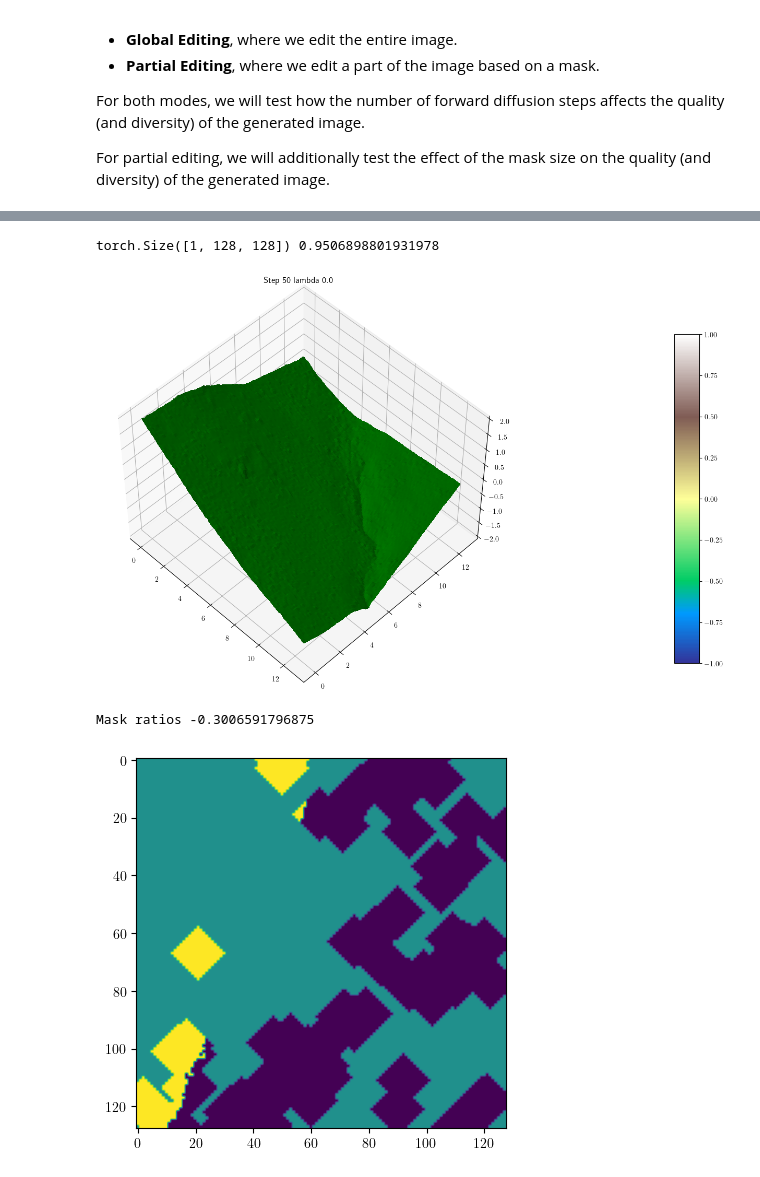
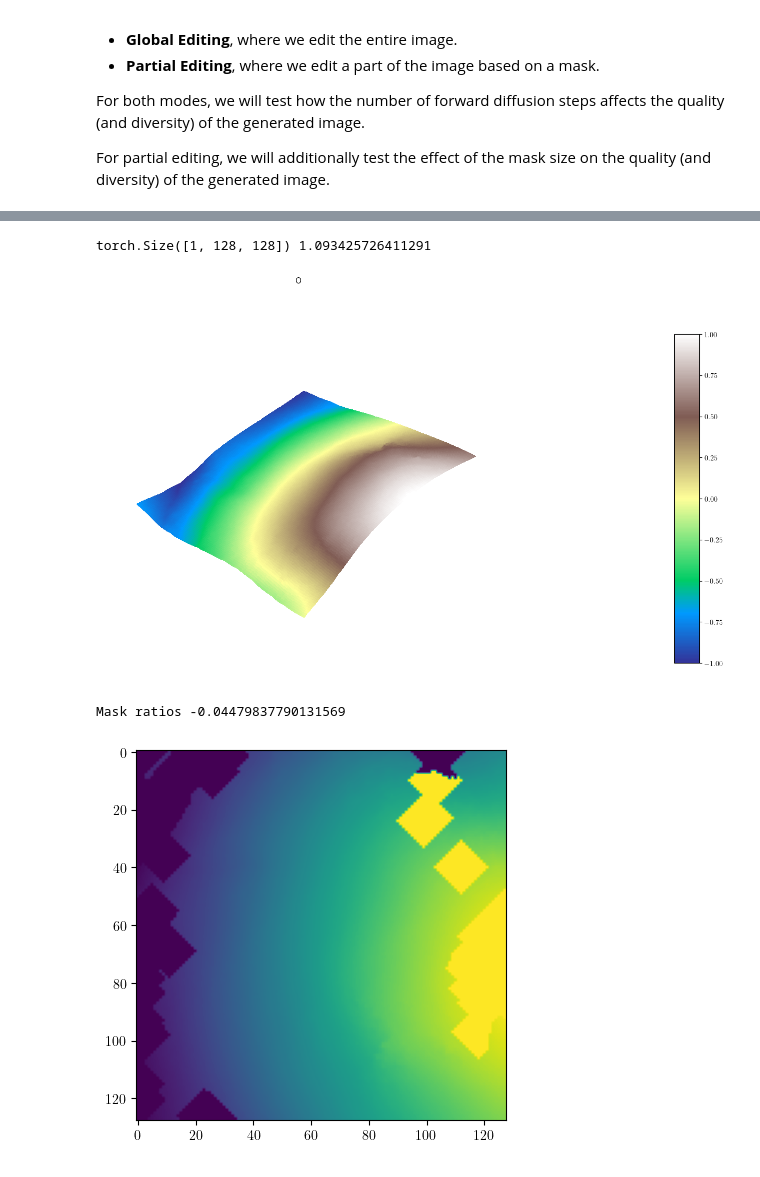
Before and after one commit to hannibal051/denoising-diffusion-pytorch, a Jupyter notebook: env-gen-diffusion/DDPM Partial Editing gradient.ipynb, the cells around one changed output, grey strips where cells are left out. Drawn from its saved outputs; the diff is of its cells as text; code cells hidden in the pictures.

```diff
--- a/env-gen-diffusion/DDPM Partial Editing gradient.ipynb
+++ b/env-gen-diffusion/DDPM Partial Editing gradient.ipynb
@@ -25,8 +23,8 @@ IProgress not found. Please update jupyter and ipywidgets. See https://ipywidget
 # %%
 # original dataset, the output is scaled to [-1, 1]
-dataset = ElevationDataset('/home/sp/isaacgym/sim-to-real-offroad/assets/elevation')
+dataset = ElevationDataset('/home/yy/Downloads/elevation')
 # we use the same editor for both global and partial editing
-editor = Editor("/home/sp/terrain/denoising-diffusion-pytorch/results/model-12.pt")
+editor = Editor("/home/yy/terrain/denoising-diffusion-pytorch/results/model-29.pt")
 # %%
 # randomly choose one terrain image to edit from the dataset
 random_index = np.random.randint(0, len(dataset))
@@ -35,8 +33,8 @@ original_data_sample = original_data_sample.to("cuda")
 print(original_data_sample.shape, ratio)
 visualize_elevation_map(original_data_sample, 1, 1, subtitles="Original")#, save_dir="./test_imgs/original.png")
 # %% [output]
-torch.Size([1, 128, 128]) 0.9506898801931978
+torch.Size([1, 128, 128]) 1.093425726411291
-[figure, old version]
+[figure, new version]
 # %%
 import random
 from PIL import Image, ImageDraw
@@ -98,8 +96,8 @@ def generate_mask(H, W, mask_area_ratio):
     return mask
 
 def generate_mask_by_gradient(H, W, mask_area_ratio, map_txt):
-    mask = np.zeros_like(map_txt[0])
-    # mask = Image.fromarray(map_txt[0])
+    # mask = np.zeros_like(map_txt[0])
+    mask = map_txt[0].copy()
 
     target_area = H * W * mask_area_ratio
 
@@ -107,6 +105,17 @@ def generate_mask_by_gradient(H, W, mask_area_ratio, map_txt):
     gradient = np.sqrt(np.square(gradient[0]) + np.square(gradient[1]))
     # gradient = np.abs(np.gradient(gradient))
     # gradient = np.add(gradient[0], gradient[1])
+
+    # count  5.241242e+07
+    # mean   1.780052e-02
+    # std    1.226722e-02
+    # min    0.000000e+00
+    # 25%    9.566930e-03
+    # 50%    1.661396e-02
+    # 75%    2.382477e-02
+    # max    6.785525e-01
+
+
     min_grad_indices = np.dstack(np.unravel_index(np.argsort(gradient.ravel()), gradient.shape))[0]
     grad_filter = set()
     r = 10
@@ -139,23 +140,31 @@ ts = torch.tensor([500], device=torch.device("cuda"))
 # %%
+# preparations
+mask_area_ratio = [0.2]#, 0.4, 0.6, 1.0, 1.2, 1.6, 2.0]
+num_samples = 1
+repeated_original_data_sample = original_data_sample.unsqueeze(dim=0).repeat(num_samples, 1, 1, 1)
+# ts = torch.tensor([50, 100, 200, 400, 800, 1000], device=torch.device("cuda"))
+# ts = torch.tensor([50, 100, 200, 400], device=torch.device("cuda"))
+ts = torch.tensor([500], device=torch.device("cuda"))
+
 H, W = 128, 128
 # the generated mask value is -1 and 0, where 0 means non-editable, and -1 means editable (masked out).
 # since the mask ratio does not account for the overlapping area, it is possible that the actual mask ratio is smaller than the target ratio
 masks = [np.array(generate_mask_by_gradient(H, W, mask_area_ratio[i], original_data_sample.cpu().numpy().copy())) for i in range(len(mask_area_ratio))]
 # masks = [np.array(generate_mask(H, W, mask_area_ratio[i])) for i in range(len(mask_area_ratio))]
 true_mask_ratio = []
 for m in masks:
     print("Mask ratios", m.sum()/(H*W))
     true_mask_ratio.append(m.sum()/(H*W))
 plt.imshow(masks[0])
 plt.show()
 # masks = [-torch.from_numpy(mask).view(1, 1, 128, 128).
 #          repeat(num_samples, 1, 1, 1).
 #          to("cuda").float()
 #          for mask in masks]
 masks = [torch.from_numpy(mask).view(1, 1, 128, 128).
          repeat(num_samples, 1, 1, 1).
          to("cuda").float()
          for mask in masks]
 # %% [output]
-Mask ratios -0.3006591796875
+Mask ratios -0.04479837790131569
-[figure, old version]
+[figure, new version]
```
Also changed, not shown: parts of 20 cells of this notebook, 37 other files.
